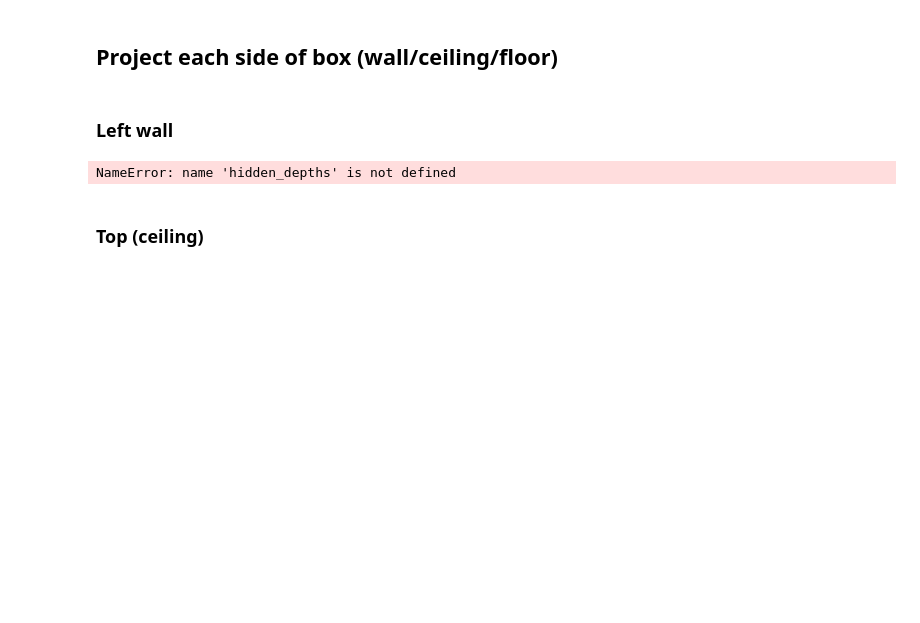
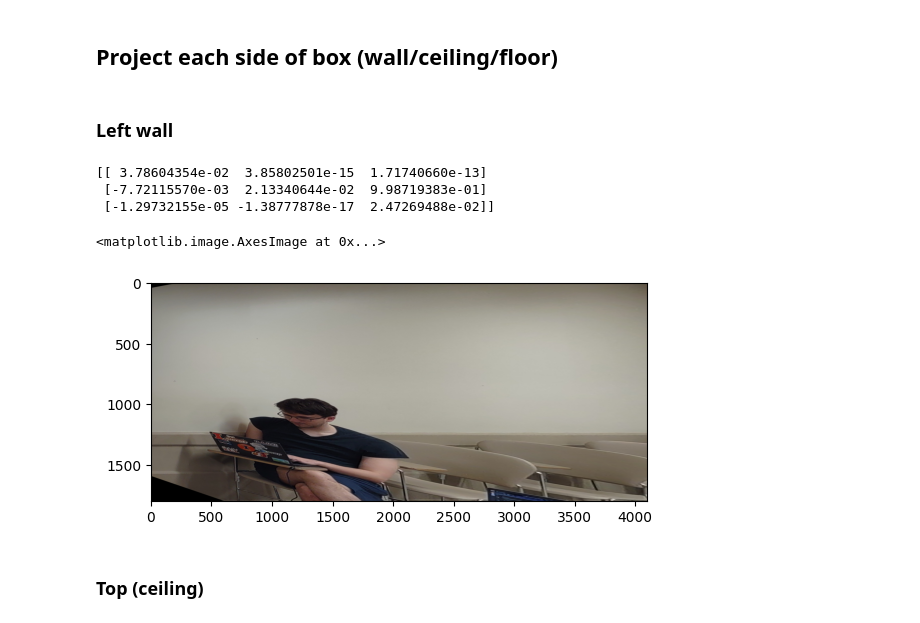
Before and after one commit to AnimeHiyoko/CS-445-Final-Project, a Jupyter notebook: Final_Project.ipynb, the cells around one changed output. Saved outputs shown, nothing was run; the diff lists cells and outputs as text; code cells hidden in the pictures; blank space fills up the shorter version.

Commit message:
fix depth on left wall

```diff
--- a/Final_Project.ipynb
+++ b/Final_Project.ipynb
@@ -305,34 +305,37 @@ depth to camera for comparison: 4096
 # %% [markdown]
 ### Left wall
 # %%
-#TODO figure out how to use depth and stuff to decide homography inputs and make a better picture
 # Compute the Homography of the Left Side
 
 height = int(height_image)
-depth = int(np.average(hidden_depths[[0, 1], [0, 0]]))
+depth = int(depth_image)
 
 H = computeHomography(left_box[0], left_box[1], height, depth)
 print(H)
 
 
 # Project onto a flat surface
 
 # Set the canvas
 projectedWidth = depth
 projectedHeight = height
 Tr = np.array([[1, 0, 0],
                [0, 1, 0],
                [0, 0, 1]]).astype('float32')
 
 # Warp the whole image onto the backgorund
 projIm1 = cv2.warpPerspective(image_rgb,
                               Tr@H,
                               (projectedWidth,
                                projectedHeight))
 plt.figure()
 plt.imshow(projIm1)
 # %% [output]
-NameError: name 'hidden_depths' is not defined
+[[ 3.78604354e-02  3.85802501e-15  1.71740660e-13]
+ [-7.72115570e-03  2.13340644e-02  9.98719383e-01]
+ [-1.29732155e-05 -1.38777878e-17  2.47269488e-02]]
+<matplotlib.image.AxesImage at 0x...>
+[figure, added]
 # %% [markdown]
 ### Top (ceiling)
 # %%
```
